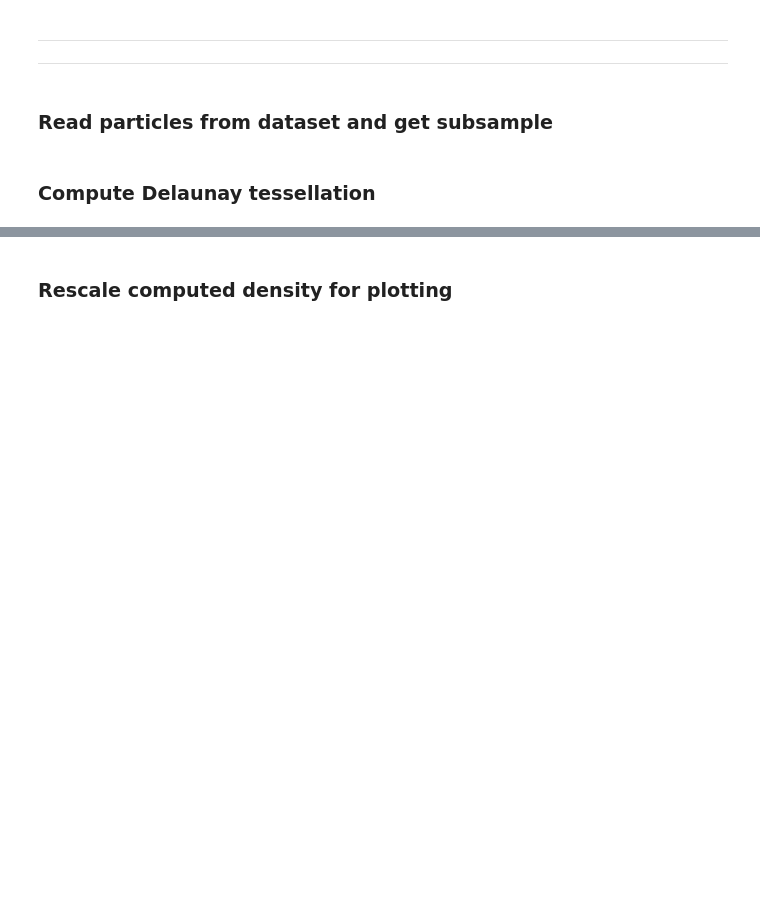
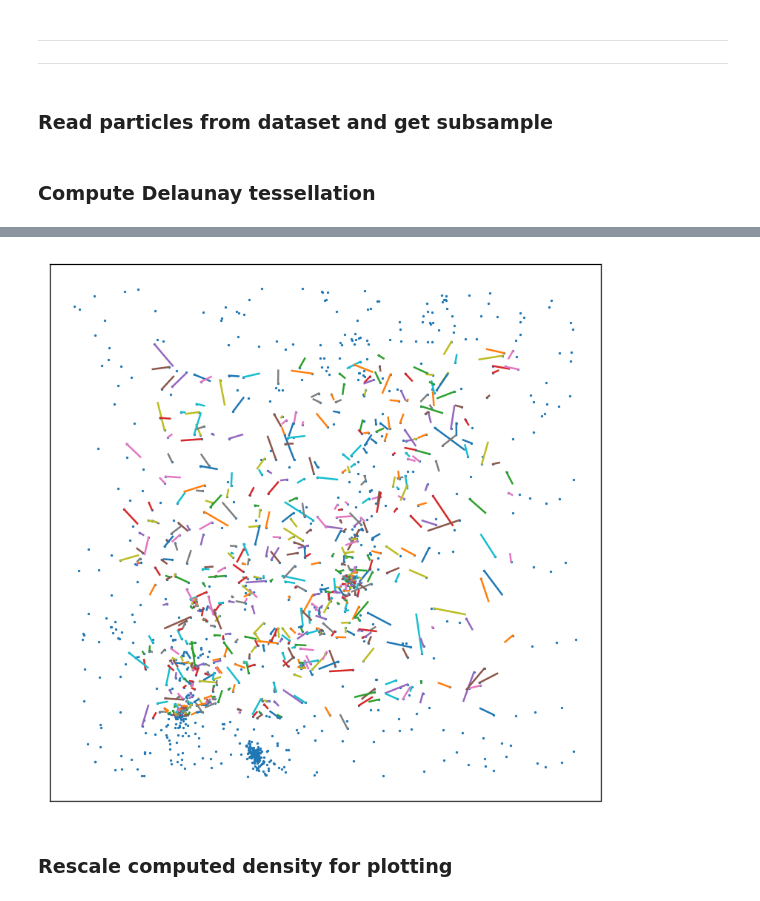
Before and after one commit to miguel-aragon/BlenderCycles_Delaunay_VolRen, a Jupyter notebook: DEVEL_00_smooth_delaunay.ipynb, the cells around one changed output, grey strips where cells are left out. Saved outputs shown, nothing was run; the diff lists cells and outputs as text; code cells hidden in the pictures; blank space fills up the shorter version.

```diff
--- a/DEVEL_00_smooth_delaunay.ipynb
+++ b/DEVEL_00_smooth_delaunay.ipynb
@@ -259,7 +320,7 @@ delau = DelaunayTri(xyz)
 tet = np.asarray(delau.vertices, dtype=np.int32)
 
 #--- Volume of adjacent Voronoi cell
-#vol = adjacent_volumes(xyz, tet)
+adj_voro_vol = adjacent_volumes(xyz, tet)
 
 #--- Get Adjacent Voronoi cell for all points
 adj_voro = get_adjacent_voronoi(xyz, tet)
@@ -354,3 +337,23 @@ new_xyz = add_random_point_uniform(xyz, tet, adj_voro, adj_voro_box)
+# %%
+#--- Perturb particles with a uniform distribution
+#new_xyz = add_random_point_uniform(xyz, tet, adj_voro, adj_voro_box)
+
+
+#--- Perturb particles with a Gaussian distribution
+new_xyz = add_random_point_normal(xyz, tet, adj_voro, adj_voro_vol)
+# %%
+plt.figure(figsize=(8,8), dpi=120)
+plt.xticks(())
+plt.yticks(())
+
+plt.scatter(new_xyz[:,0], new_xyz[:,1], s=1)
+
+for i, p_i in enumerate(xyz):
+        plt.plot([xyz[i,0],new_xyz[i,0]], [xyz[i,1],new_xyz[i,1]])
+
+plt.show()
+# %% [output]
+[figure, added]
 # %%
 #--- Remove zeroes from volume
 zer  = (vol ==0).nonzero()[0]
```
Also changed, not shown: parts of 7 cells of this notebook.
